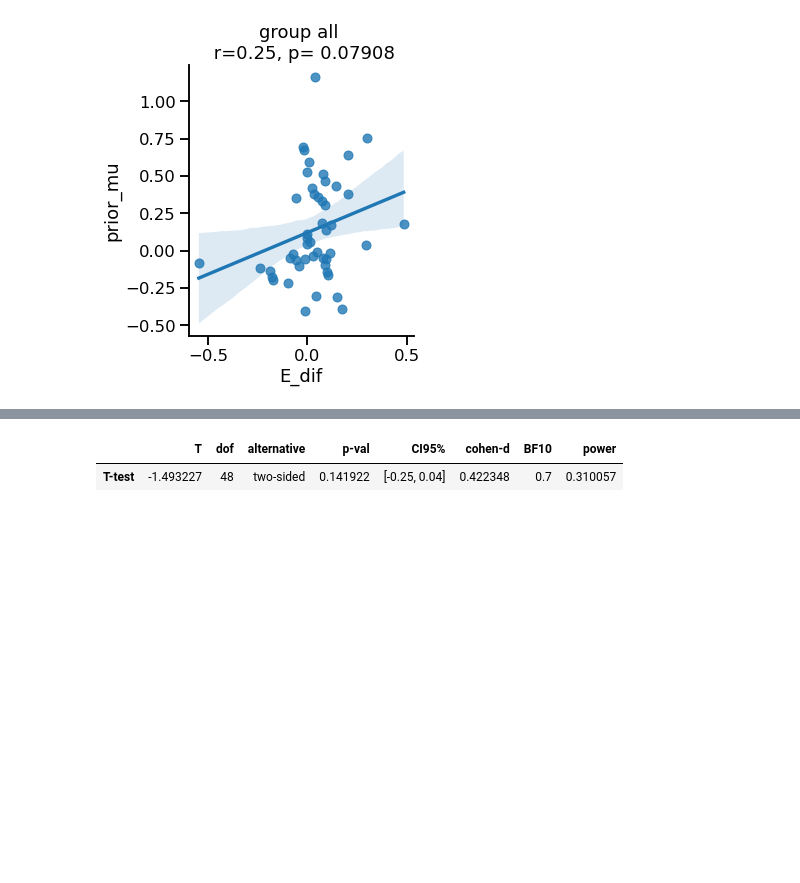
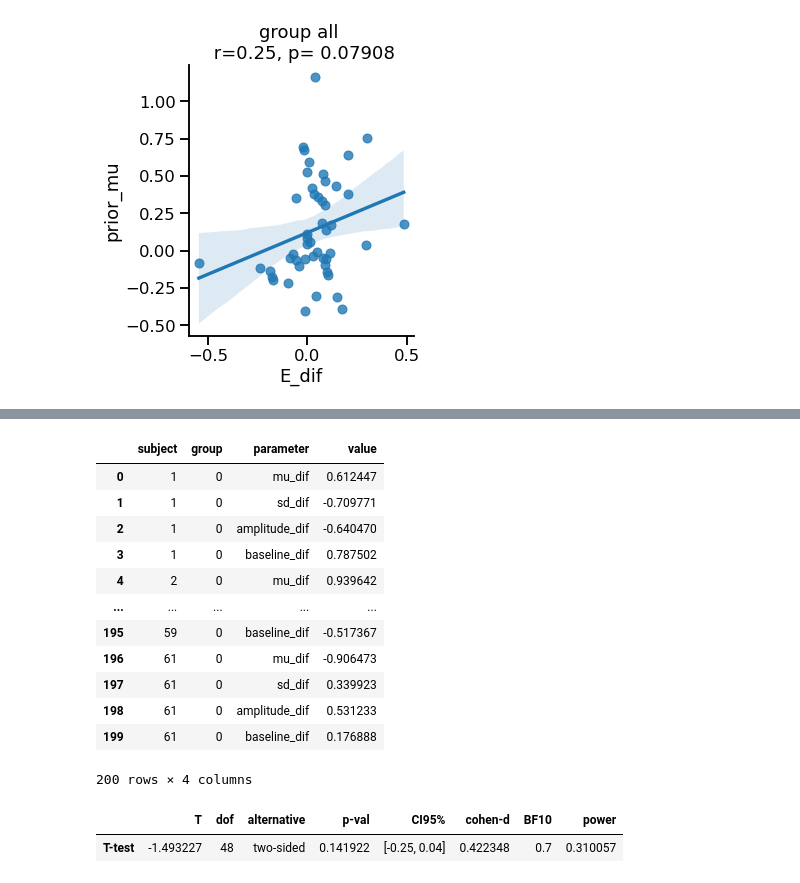
Before and after one commit to Gilles86/stress_risk, a Jupyter notebook: stress_risk/analyse_results/shifts_decode-priors.ipynb, the cells around one changed output, grey strips where cells are left out. Drawn from its saved outputs; the diff is of its cells as text; code cells hidden in the pictures; blank space fills up the shorter version.

```diff
--- a/stress_risk/analyse_results/shifts_decode-priors.ipynb
+++ b/stress_risk/analyse_results/shifts_decode-priors.ipynb
@@ -221,3 +236,19 @@ for param_name in parameter_names:
+# %%
+temp.reset_index()
+# %% [output]
+|  | subject | group | parameter | value |
+| 0 | 1 | 0 | mu_dif | 0.612447 |
+| 1 | 1 | 0 | sd_dif | -0.709771 |
+| 2 | 1 | 0 | amplitude_dif | -0.640470 |
+| 3 | 1 | 0 | baseline_dif | 0.787502 |
+| 4 | 2 | 0 | mu_dif | 0.939642 |
+| ... | ... | ... | ... | ... |
+| 195 | 59 | 0 | baseline_dif | -0.517367 |
+| 196 | 61 | 0 | mu_dif | -0.906473 |
+| 197 | 61 | 0 | sd_dif | 0.339923 |
+| 198 | 61 | 0 | amplitude_dif | 0.531233 |
+| 199 | 61 | 0 | baseline_dif | 0.176888 |
+200 rows × 4 columns
 # %%
 # compare distributions
 from scipy.stats import ks_2samp
```
Also changed, not shown: parts of 2 cells of this notebook, 2 other files.
